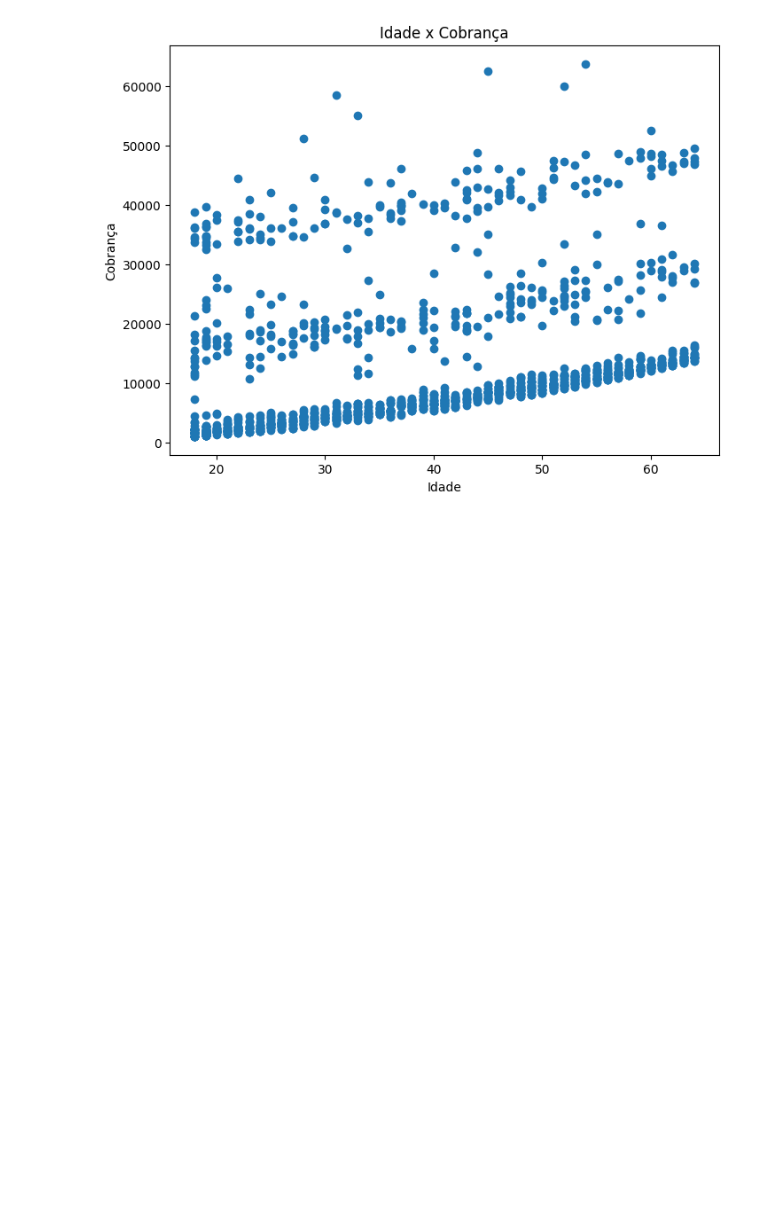
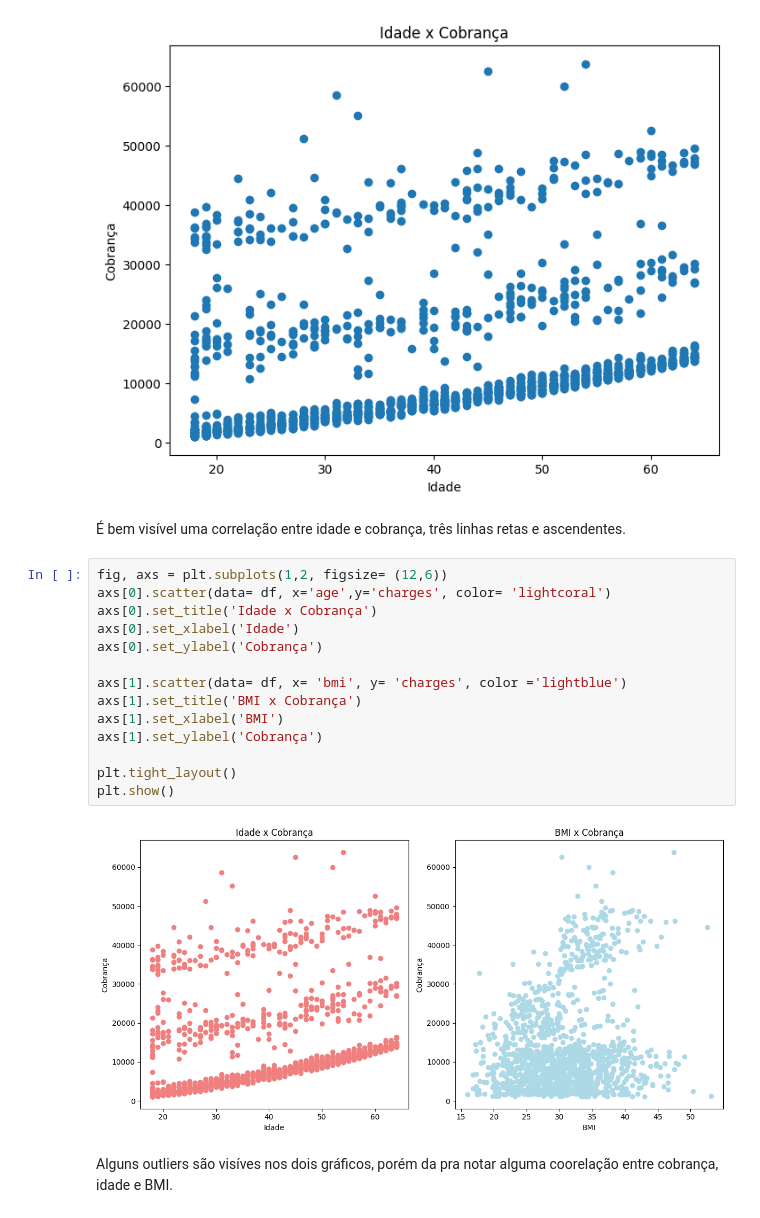
Before and after one commit to lucasghidini/analise-plano-de-saude, a Jupyter notebook: planosdesaude.ipynb, the cells around one changed output. Cells and saved outputs as stored; diff of their text form; blank space fills up the shorter version.

Commit message:
feat: plot grafico e conclução

```diff
--- a/planosdesaude.ipynb
+++ b/planosdesaude.ipynb
@@ -217,3 +217,23 @@ ax.set_title('Idade x Cobrança')
 plt.show()
 # %% [output]
 [figure]
+# %% [markdown]
+É  bem visível uma correlação entre idade e cobrança, três linhas retas e ascendentes.
+# %%
+fig, axs = plt.subplots(1,2, figsize= (12,6))
+axs[0].scatter(data= df, x='age',y='charges', color= 'lightcoral')
+axs[0].set_title('Idade x Cobrança')
+axs[0].set_xlabel('Idade')
+axs[0].set_ylabel('Cobrança')
+
+axs[1].scatter(data= df, x= 'bmi', y= 'charges', color ='lightblue')
+axs[1].set_title('BMI x Cobrança')
+axs[1].set_xlabel('BMI')
+axs[1].set_ylabel('Cobrança')
+
+plt.tight_layout()
+plt.show()
+# %% [output]
+[figure, added]
+# %% [markdown]
+Alguns outliers são visíves nos dois gráficos, porém da pra notar alguma coorelação entre cobrança, idade e BMI.
```
Also changed, not shown: parts of 1 cell of this notebook.
